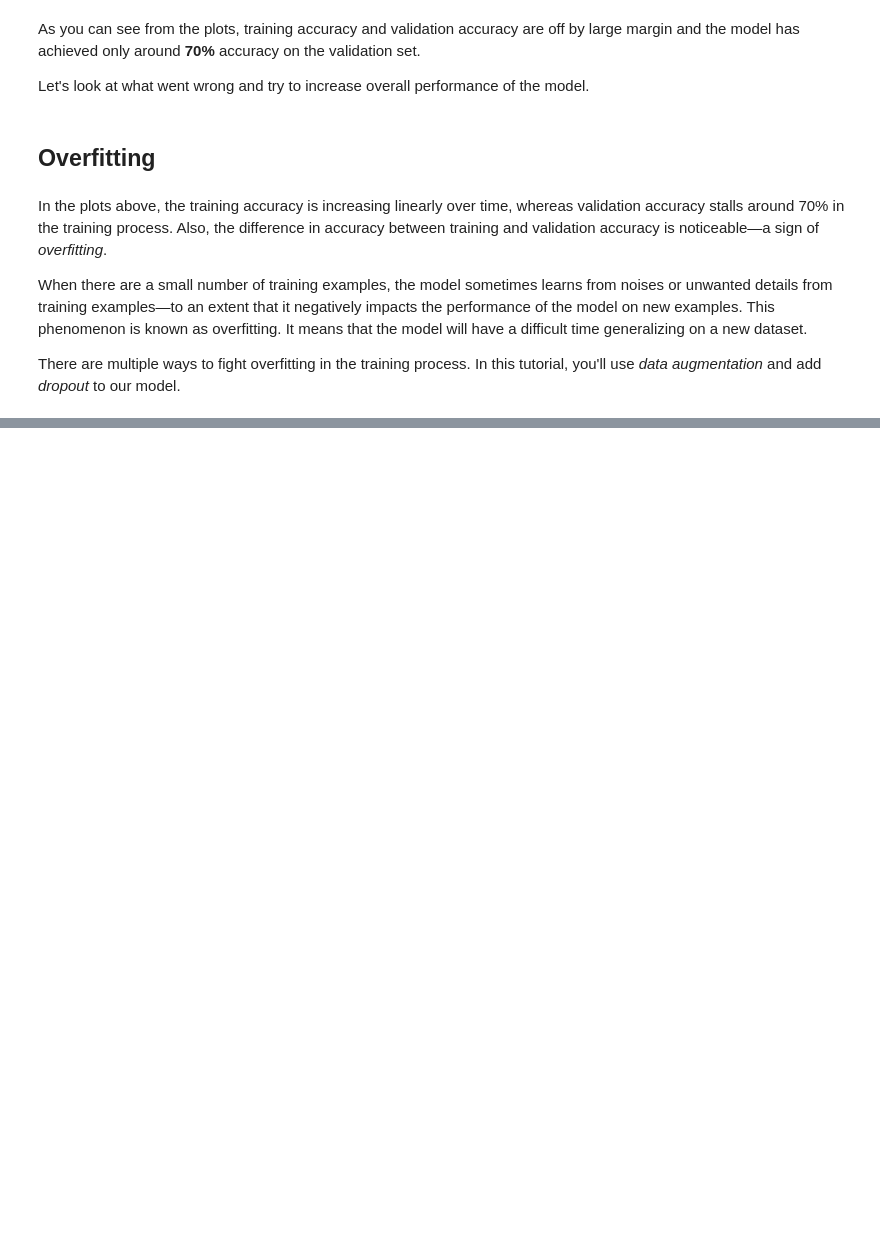
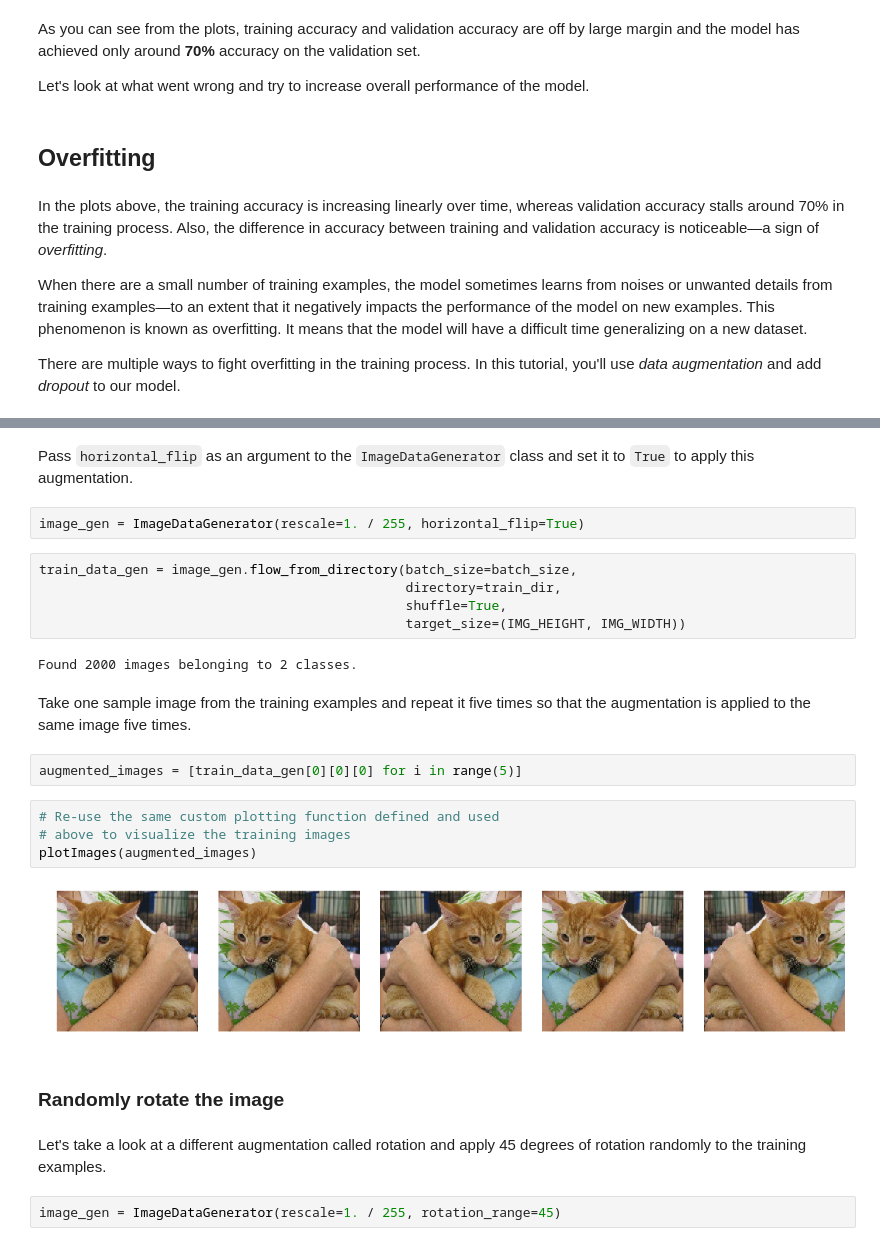
Before and after one commit to rahiakela/practical-machine-learning-with-tensorflow, a Jupyter notebook: image_classification.ipynb, the cells around one changed output, grey strips where cells are left out. Drawn from its saved outputs; the diff is of its cells as text; blank space fills up the shorter version.

```diff
--- a/image_classification.ipynb
+++ b/image_classification.ipynb
@@ -303,0 +316,27 @@ There are multiple ways to fight overfitting in the training process. In this tu
+# %% [markdown]
+Pass `horizontal_flip` as an argument to the `ImageDataGenerator` class and set it to `True` to apply this augmentation.
+# %%
+image_gen = ImageDataGenerator(rescale=1. / 255, horizontal_flip=True)
+# %%
+train_data_gen = image_gen.flow_from_directory(batch_size=batch_size,
+                                               directory=train_dir,
+                                               shuffle=True,
+                                               target_size=(IMG_HEIGHT, IMG_WIDTH))
+# %% [output]
+Found 2000 images belonging to 2 classes.
+# %% [markdown]
+Take one sample image from the training examples and repeat it five times so that the augmentation is applied to the same image five times.
+# %%
+augmented_images = [train_data_gen[0][0][0] for i in range(5)]
+# %%
+# Re-use the same custom plotting function defined and used
+# above to visualize the training images
+plotImages(augmented_images)
+# %% [output]
+[figure, added]
+# %% [markdown]
+### Randomly rotate the image
+# %% [markdown]
+Let's take a look at a different augmentation called rotation and apply 45 degrees of rotation randomly to the training examples.
+# %%
+image_gen = ImageDataGenerator(rescale=1. / 255, rotation_range=45)
```
Also changed, not shown: parts of 37 cells of this notebook.
